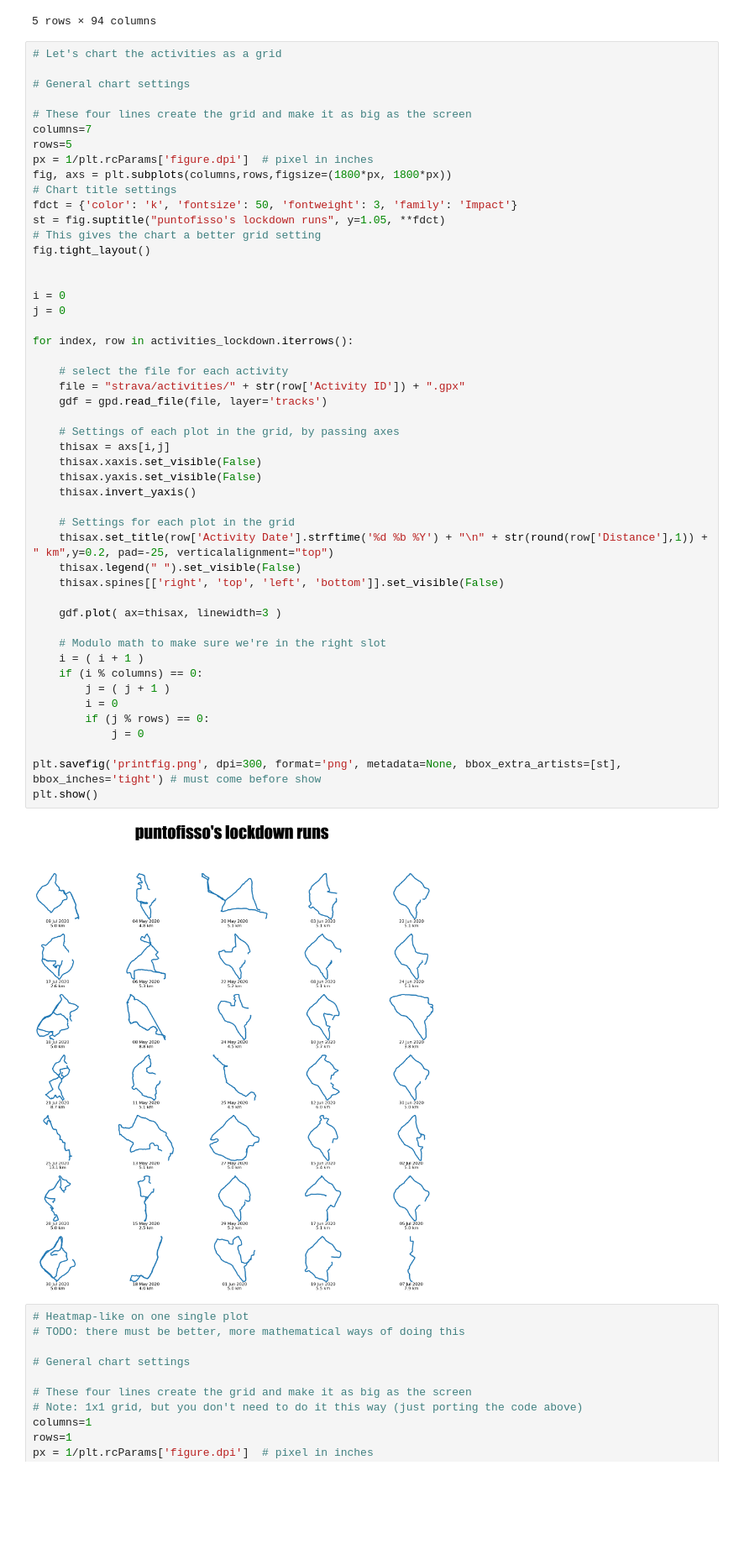
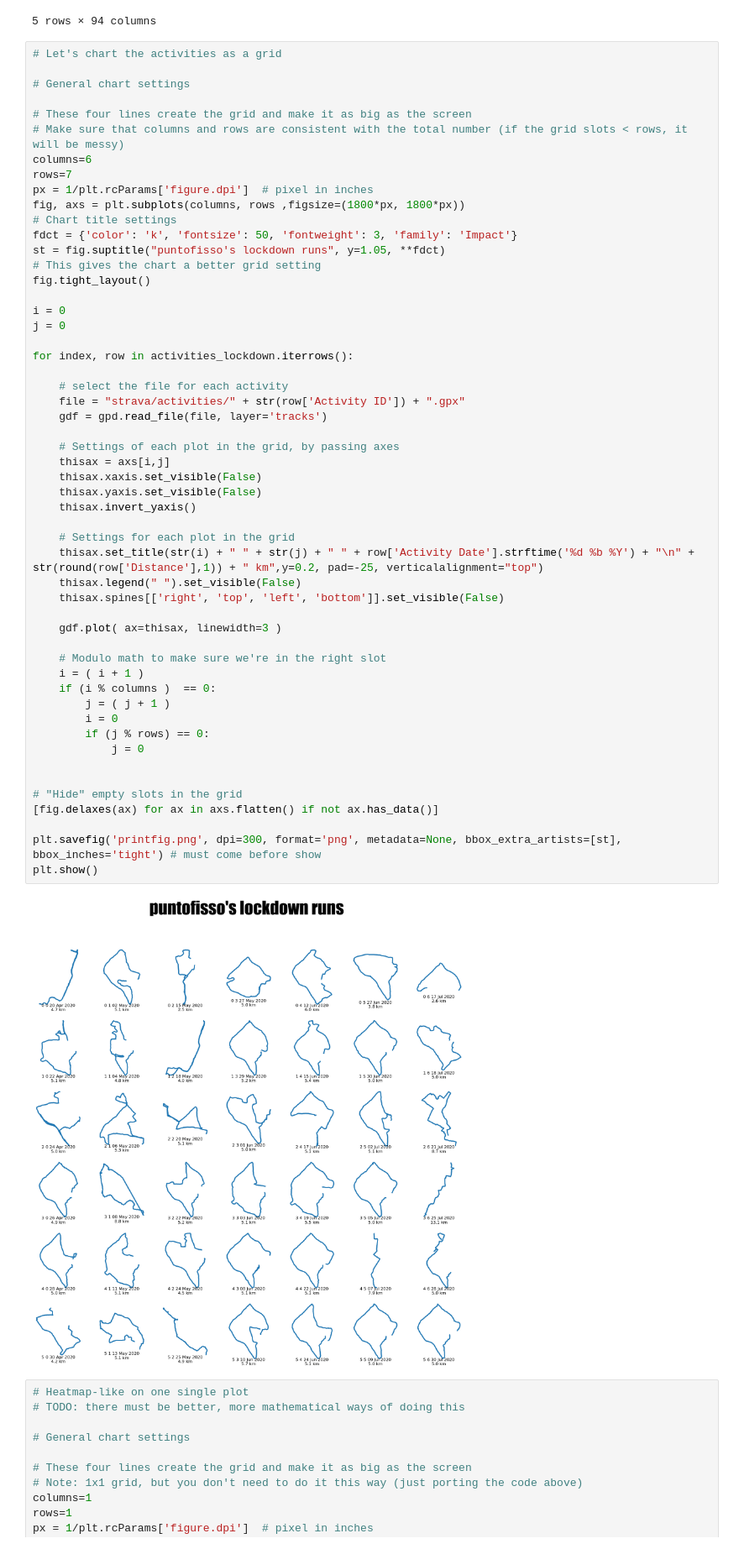
Before and after one commit to puntofisso/Strava, a Jupyter notebook: Strava.ipynb, the cells around one changed output. Shown at 84% size. Saved outputs shown, nothing was run; the diff lists cells and outputs as text; blank space fills up the shorter version.

Commit message:
Added comments to clarify columns and rows

```diff
--- a/Strava.ipynb
+++ b/Strava.ipynb
@@ -91,51 +91,55 @@ activities_lockdown.head()
 # General chart settings
 
 # These four lines create the grid and make it as big as the screen
-columns=7
-rows=5
+# Make sure that columns and rows are consistent with the total number (if the grid slots < rows, it will be messy)
+columns=6
+rows=7
 px = 1/plt.rcParams['figure.dpi']  # pixel in inches
-fig, axs = plt.subplots(columns,rows,figsize=(1800*px, 1800*px))
+fig, axs = plt.subplots(columns, rows ,figsize=(1800*px, 1800*px))
 # Chart title settings
 fdct = {'color': 'k', 'fontsize': 50, 'fontweight': 3, 'family': 'Impact'}
 st = fig.suptitle("puntofisso's lockdown runs", y=1.05, **fdct)
 # This gives the chart a better grid setting
 fig.tight_layout()
-
 
 i = 0
 j = 0
 
 for index, row in activities_lockdown.iterrows():
 
     # select the file for each activity
     file = "strava/activities/" + str(row['Activity ID']) + ".gpx"
     gdf = gpd.read_file(file, layer='tracks')
 
     # Settings of each plot in the grid, by passing axes
     thisax = axs[i,j]
     thisax.xaxis.set_visible(False)
     thisax.yaxis.set_visible(False)
     thisax.invert_yaxis()
 
     # Settings for each plot in the grid
-    thisax.set_title(row['Activity Date'].strftime('%d %b %Y') + "\n" + str(round(row['Distance'],1)) + " km",y=0.2, pad=-25, verticalalignment="top")
+    thisax.set_title(str(i) + " " + str(j) + " " + row['Activity Date'].strftime('%d %b %Y') + "\n" + str(round(row['Distance'],1)) + " km",y=0.2, pad=-25, verticalalignment="top")
     thisax.legend(" ").set_visible(False)
     thisax.spines[['right', 'top', 'left', 'bottom']].set_visible(False)
 
     gdf.plot( ax=thisax, linewidth=3 )
 
     # Modulo math to make sure we're in the right slot
     i = ( i + 1 )
-    if (i % columns) == 0:
+    if (i % columns )  == 0:
         j = ( j + 1 )
         i = 0
         if (j % rows) == 0:
             j = 0
 
+
+# "Hide" empty slots in the grid
+[fig.delaxes(ax) for ax in axs.flatten() if not ax.has_data()]
+
 plt.savefig('printfig.png', dpi=300, format='png', metadata=None, bbox_extra_artists=[st], bbox_inches='tight') # must come before show
 plt.show()
 # %% [output]
-[figure, old version]
+[figure, new version]
 # %%
 # Heatmap-like on one single plot
 # TODO: there must be better, more mathematical ways of doing this
```
